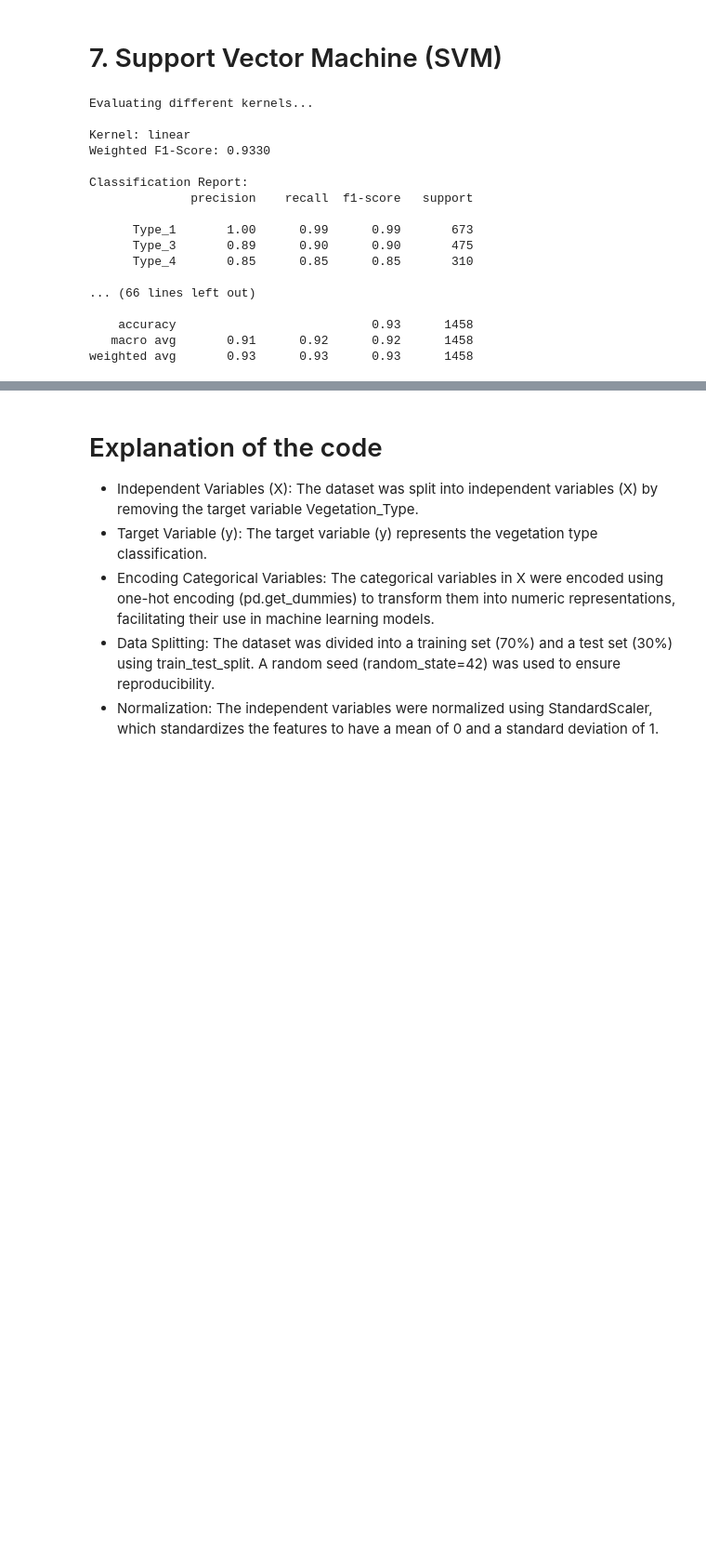
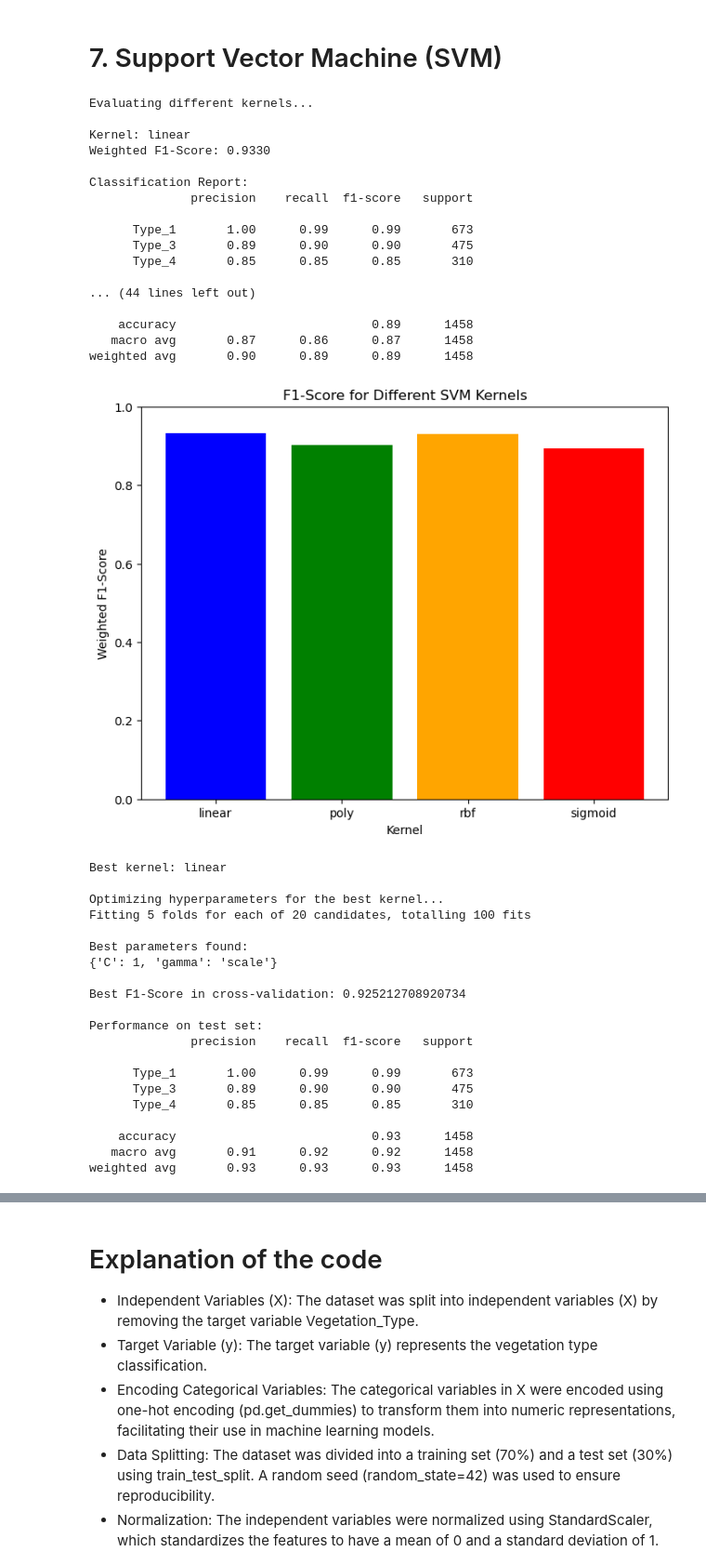
Before and after one commit to pedrorfpacheco/aprau, a Jupyter notebook: APRAU.ipynb, the cells around one changed output, grey strips where cells are left out. Shown at 93% size. Drawn from its saved outputs; the diff is of its cells as text; code cells hidden in the pictures; blank space fills up the shorter version.

Commit message:
add a graphic on 7

```diff
--- a/APRAU.ipynb
+++ b/APRAU.ipynb
@@ -1998,34 +1999,67 @@ def optimize_svm(X_train, X_test, y_train, y_test, best_kernel):
 
     return best_model, grid_search.best_params_, f1_score(y_test, y_pred, average='weighted')
 
 # Evaluate different kernels
 print("Evaluating different kernels...")
 kernel_results = evaluate_kernels(X_train_scaled, X_test_scaled, y_train, y_test)
 
+kernels_keys = list(kernel_results.keys())
+f1_scores = [kernel_results[kernel]['f1_score'] for kernel in kernels_keys]
+
+# Plot
+plt.figure(figsize=(8, 6))
+plt.bar(kernels_keys, f1_scores, color=['blue', 'green', 'orange', 'red'])
+plt.title('F1-Score for Different SVM Kernels')
+plt.xlabel('Kernel')
+plt.ylabel('Weighted F1-Score')
+plt.ylim(0, 1)
+plt.show()
+
 # Find the best kernel
 best_kernel = max(kernel_results.items(), key=lambda x: x[1]['f1_score'])[0]
 print(f"\nBest kernel: {best_kernel}")
 
 # Optimize hyperparameters for the best kernel
 print("\nOptimizing hyperparameters for the best kernel...")
 best_model, best_params, final_f1 = optimize_svm(
     X_train_scaled, X_test_scaled, y_train, y_test, best_kernel
 )
 # %% [output]
 Evaluating different kernels...
 
 Kernel: linear
 Weighted F1-Score: 0.9330
 
 Classification Report:
               precision    recall  f1-score   support
 
       Type_1       1.00      0.99      0.99       673
       Type_3       0.89      0.90      0.90       475
       Type_4       0.85      0.85      0.85       310
 
-... (66 lines left out)
+... (44 lines left out)
 
-    accuracy                           0.93      1458
-   macro avg       0.91      0.92      0.92      1458
-weighted avg       0.93      0.93      0.93      1458
+    accuracy                           0.89      1458
+   macro avg       0.87      0.86      0.87      1458
+weighted avg       0.90      0.89      0.89      1458
+[figure, added]
+Best kernel: linear
+
+Optimizing hyperparameters for the best kernel...
+Fitting 5 folds for each of 20 candidates, totalling 100 fits
+
+Best parameters found:
+{'C': 1, 'gamma': 'scale'}
+
+Best F1-Score in cross-validation: 0.925212708920734
+
+Performance on test set:
+              precision    recall  f1-score   support
+
+      Type_1       1.00      0.99      0.99       673
+      Type_3       0.89      0.90      0.90       475
+      Type_4       0.85      0.85      0.85       310
+
+    accuracy                           0.93      1458
+   macro avg       0.91      0.92      0.92      1458
+weighted avg       0.93      0.93      0.93      1458
```
Also changed, not shown: parts of 2 cells of this notebook.
